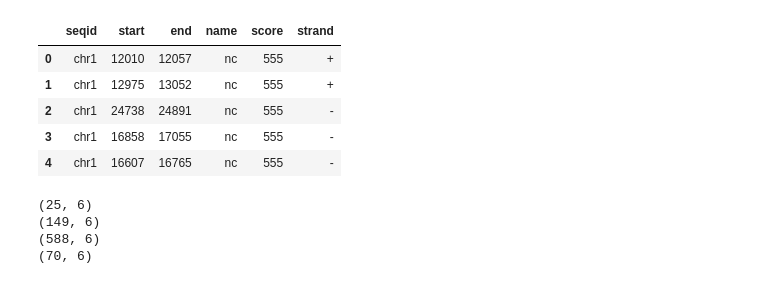
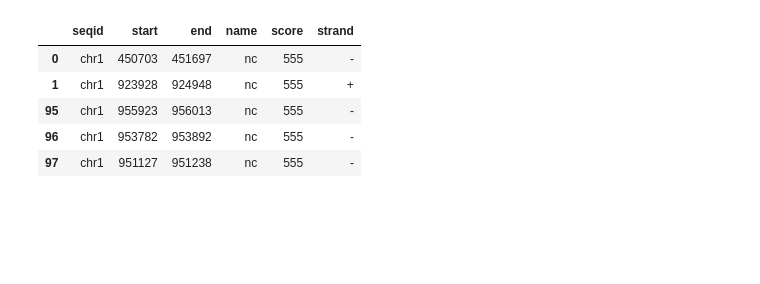
Before and after one commit to vinay-swamy/eyesplice_predictor, a Jupyter notebook: notebooks/makeExonBed.ipynb, the cells around one changed output. Cells and saved outputs as stored; diff of their text form; code cells hidden in the pictures; blank space fills up the shorter version.

Commit message:
makeExonBed.py 100% matches the old scripts

```diff
--- a/notebooks/makeExonBed.ipynb
+++ b/notebooks/makeExonBed.ipynb
@@ -58,18 +58,26 @@ def bool_to_split(dfs):
     idx=set(rd.sample(l, int(dfs/2)))
     idx_bool=[True if i in idx else False for i in l]
     return(idx_bool)
-#not going to worray about account for tpm exp, but just gonna have a exp threshold in prep step
-os.chdir(wd)
-# os.chdir('/Users/vinayswamy/NIH/eyesplice_predictor')
-# wsize=40
-# ref_gtf_file='ref/gencodeAno_comp.gtf'
-# sample_file='sampleTableESP.tsv'
-# tx_quant_file='data/quant/tx_quant.tsv'
-# subtissue='RPE_Fetal.Tissue'
-# out_bed_file='complete_windows.bed'
+'''
+Overall process
+    -first, find all exons that have an alternative 3'(end longer) or alternative 5'(start_longer)
+    -create a window where the junciton between the long and short forms is the middle of the window
+    -
+
+'''
+
+
+#os.chdir(wd)
+os.chdir('/Users/vinayswamy/NIH/eyesplice_predictor')
+wsize=40
+ref_gtf_file='ref/gencodeAno_comp.gtf'
+sample_file='sampleTableESP.tsv'
+tx_quant_file='testing/GC_pc_tx_quant.tx'
+subtissue='RPE_Fetal.Tissue'
+out_bed_file='testing/new_script_old_txquant.bed'
 
 sample_table=pd.read_csv(sample_file, sep='\t', names=['sample', 'run', 'paired', 'tissue', 'subtissue','origin']).query('subtissue == @subtissue')
-tx_quant=pd.read_csv(tx_quant_file, sep='\t').loc[:,['transcript_id']+list(sample_table['sample'])]
+tx_quant=pd.read_csv(tx_quant_file, sep='\t')#.loc[:,['transcript_id']+list(sample_table['sample'])]
 
 ref_gtf=read_GTF(ref_gtf_file)
 #ref_gtf=ref_gtf.head(1000)
@@ -82,11 +95,11 @@ E_score=666
 # %%
 '''
-A different bed file will be created for each subtissue type, were are only going to build the bed file from expressed transcripts
+A different bed file will be created for each subtissue type, were are only going to build the window bed file from transcripts expressed in the target tissue
 
 '''
 keep=(tx_quant
       .iloc[:,1:]
-      .sum(axis=1) >= len(sample_table.index)
+      .sum(axis=1) > len(sample_table.index)
     )
 tx_quant=tx_quant[keep]
 ref_gtf=ref_gtf[ref_gtf['transcript_id'].isin(tx_quant["transcript_id"])]
@@ -192,6 +198,10 @@ exon_no_change= (ref_gtf #first, anti_join out known exon locations.
                    .loc[:,['seqid', 'start', 'end', 'name', 'score', 'strand']]
                 )
 # %%
+'''
+split the no change exons into 2 tables, one to use to make the no-change exon junction class, and one to use to make exon/intron classes
+
+'''
 dfs=len(exon_no_change.index)
 spl=np.array(bool_to_split(dfs))
 exons_for_junc=exon_no_change.iloc[spl].reset_index(drop=True)
@@ -208,38 +218,38 @@ junc_sl=(exons_for_junc
         )
 
 junc_el=(exons_for_junc
          .iloc[~spl_junc]
          .reset_index(drop=True)
          .assign(wstart=lambda x: x['end'] -wsize,
                  wend=lambda x: x['end']+wsize,
                  name =lambda x: ['ref_EL_' + str(i) for i in range(len(x.index))],
                  score=R_EL_score)
          .loc[:,['seqid', 'wstart', 'wend', 'name', 'score', 'strand']]
         )
 
 
 ref_altSplice_windows=pd.concat([junc_el, junc_sl]).reset_index(drop=True)
 
 #exon_no_change for sure does not overlap at all with with alt_spliced_windows, but it may overlap with ref_alt_windows, so going to anti_join that bish again.
 exons_for_exon=(exon_no_change
                 .iloc[~spl]
                 .reset_index(drop=True)
                 .pipe(BedTool.from_dataframe)
                 .intersect(ref_altSplice_windows.pipe(BedTool.from_dataframe),
                           s=True, loj=True)
                 .to_dataframe()
                 .rename(columns={'chrom':'seqid'})
                 .query('thickEnd == -1 ')
                 .loc[:,['seqid', 'start', 'end', 'name', 'score', 'strand']]
                )
 exons_for_exon.head()
 # %% [output]
 |  | seqid | start | end | name | score | strand |
-| 0 | chr1 | 12010 | 12057 | nc | 555 | + |
-| 1 | chr1 | 12975 | 13052 | nc | 555 | + |
-| 2 | chr1 | 24738 | 24891 | nc | 555 | - |
-| 3 | chr1 | 16858 | 17055 | nc | 555 | - |
-| 4 | chr1 | 16607 | 16765 | nc | 555 | - |
+| 0 | chr1 | 450703 | 451697 | nc | 555 | - |
+| 1 | chr1 | 923928 | 924948 | nc | 555 | + |
+| 95 | chr1 | 955923 | 956013 | nc | 555 | - |
+| 96 | chr1 | 953782 | 953892 | nc | 555 | - |
+| 97 | chr1 | 951127 | 951238 | nc | 555 | - |
 # %%
 '''
 Now need to get regions of intronic coverage
@@ -304,11 +314,6 @@ exon_windows= (exon_windows
                 .loc[:,['seqid', 'wstart', 'wend', 'name', 'score', 'strand']]
                 .assign(name=lambda x: ['exon_'+str(i) for i in range(len(x.index))])
                 )
-# %% [output]
-(25, 6)
-(149, 6)
-(588, 6)
-(70, 6)
 # %%
 min_samps=min(alt_spliced_windows.shape[0], ref_altSplice_windows.shape[0],
               intron_windows.shape[0], exon_windows.shape[0])
```
Also changed, not shown: parts of 5 cells of this notebook, 2 other files.
